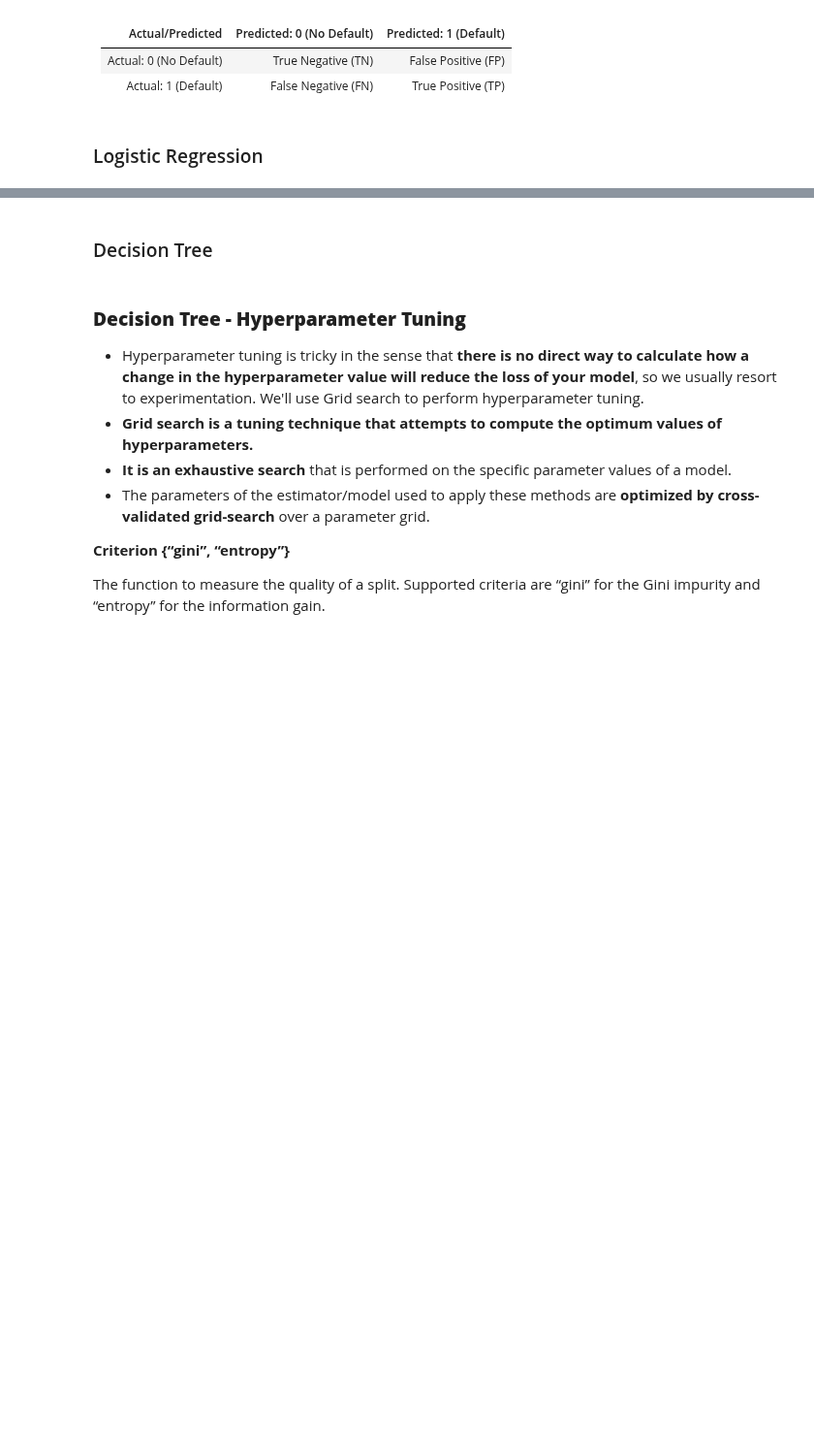
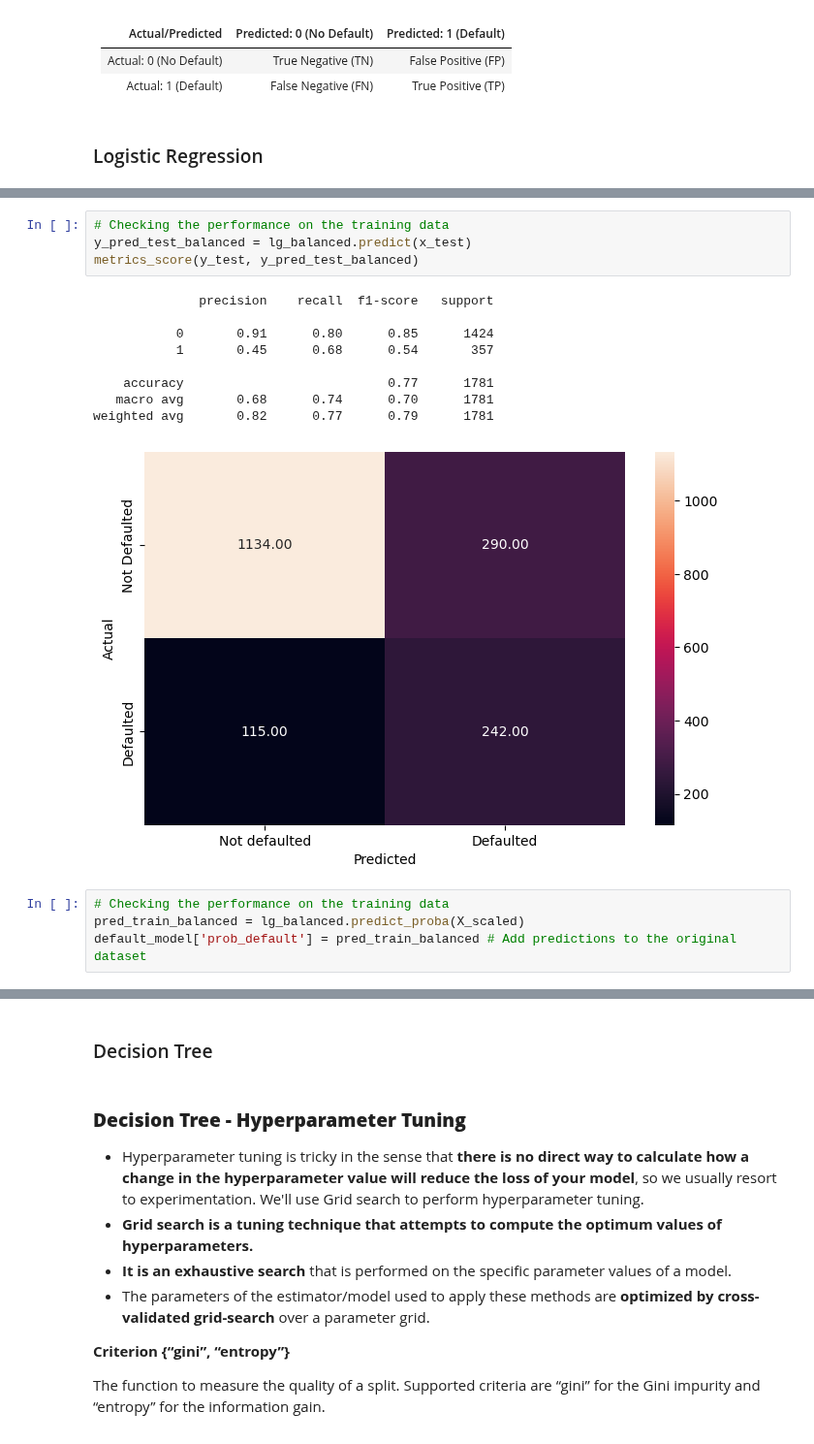
Before and after one commit to vmagar1729/analytiqbit, a Jupyter notebook: notebooks/Capstone_Project_Reference_Notebook_Loan_Default_Prediction_Full_Code.ipynb, the cells around one changed output, grey strips where cells are left out. Shown at 97% size. Cells and saved outputs as stored; diff of their text form; blank space fills up the shorter version.

```diff
--- a/notebooks/Capstone_Project_Reference_Notebook_Loan_Default_Prediction_Full_Code.ipynb
+++ b/notebooks/Capstone_Project_Reference_Notebook_Loan_Default_Prediction_Full_Code.ipynb
@@ -1427,0 +1493,18 @@ weighted avg       0.81      0.81      0.81      4154
+# %%
+# Checking the performance on the training data
+y_pred_test_balanced = lg_balanced.predict(x_test)
+metrics_score(y_test, y_pred_test_balanced)
+# %% [output]
+              precision    recall  f1-score   support
+
+           0       0.91      0.80      0.85      1424
+           1       0.45      0.68      0.54       357
+
+    accuracy                           0.77      1781
+   macro avg       0.68      0.74      0.70      1781
+weighted avg       0.82      0.77      0.79      1781
+[figure, added]
+# %%
+# Checking the performance on the training data
+pred_train_balanced = lg_balanced.predict_proba(X_scaled)
+default_model['prob_default'] = pred_train_balanced # Add predictions to the original dataset
```
Also changed, not shown: parts of 18 cells of this notebook.
